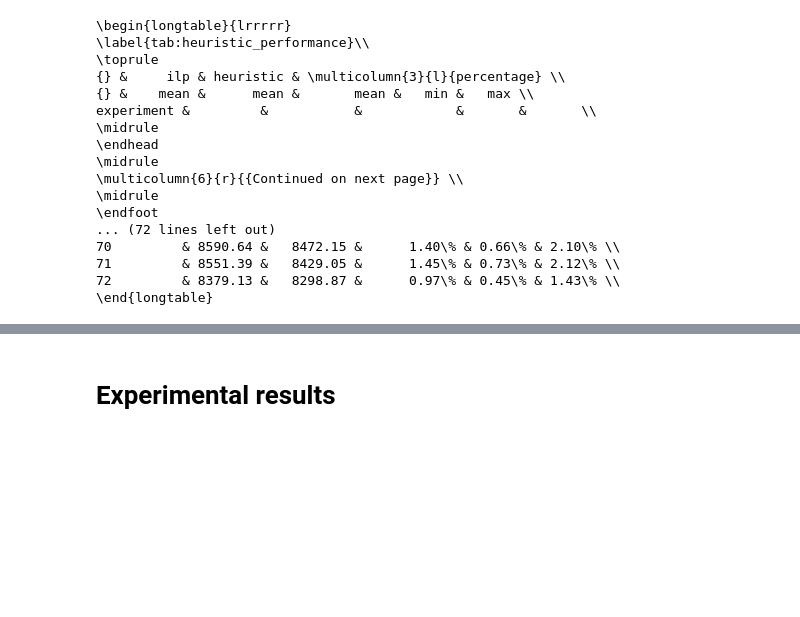
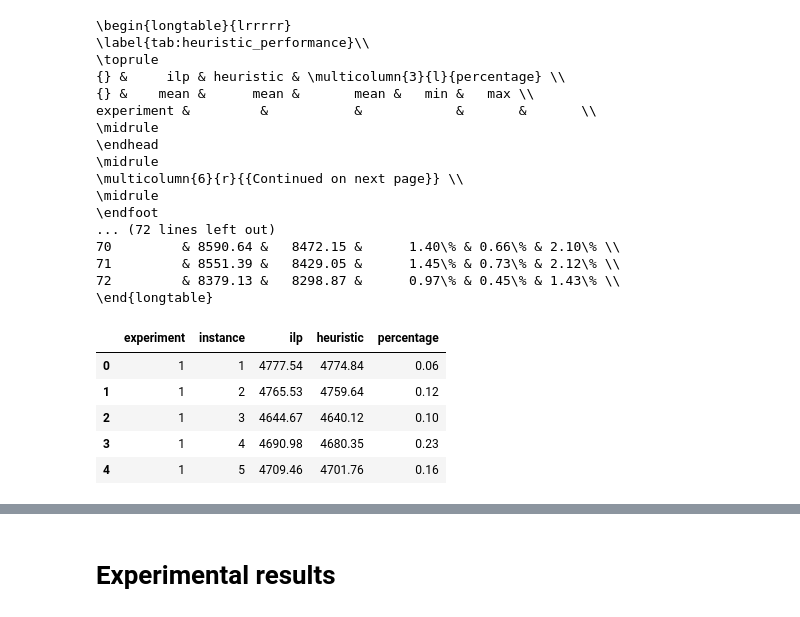
Before and after one commit to N-Wouda/PL-Hourly-Heuristic, a Jupyter notebook: analysis.ipynb, the cells around one changed output, grey strips where cells are left out. Cells and saved outputs as stored; diff of their text form; code cells hidden in the pictures; blank space fills up the shorter version.

```diff
--- a/analysis.ipynb
+++ b/analysis.ipynb
@@ -127,3 +129,13 @@ experiment &         &           &            &       &       \\
 71         & 8551.39 &   8429.05 &      1.45\% & 0.73\% & 2.12\% \\
 72         & 8379.13 &   8298.87 &      0.97\% & 0.45\% & 1.43\% \\
 \end{longtable}
+# %%
+pct = objectives.reset_index()
+pct.head()
+# %% [output]
+|  | experiment | instance | ilp | heuristic | percentage |
+| 0 | 1 | 1 | 4777.54 | 4774.84 | 0.06 |
+| 1 | 1 | 2 | 4765.53 | 4759.64 | 0.12 |
+| 2 | 1 | 3 | 4644.67 | 4640.12 | 0.10 |
+| 3 | 1 | 4 | 4690.98 | 4680.35 | 0.23 |
+| 4 | 1 | 5 | 4709.46 | 4701.76 | 0.16 |
```
Also changed, not shown: parts of 3 cells of this notebook.
